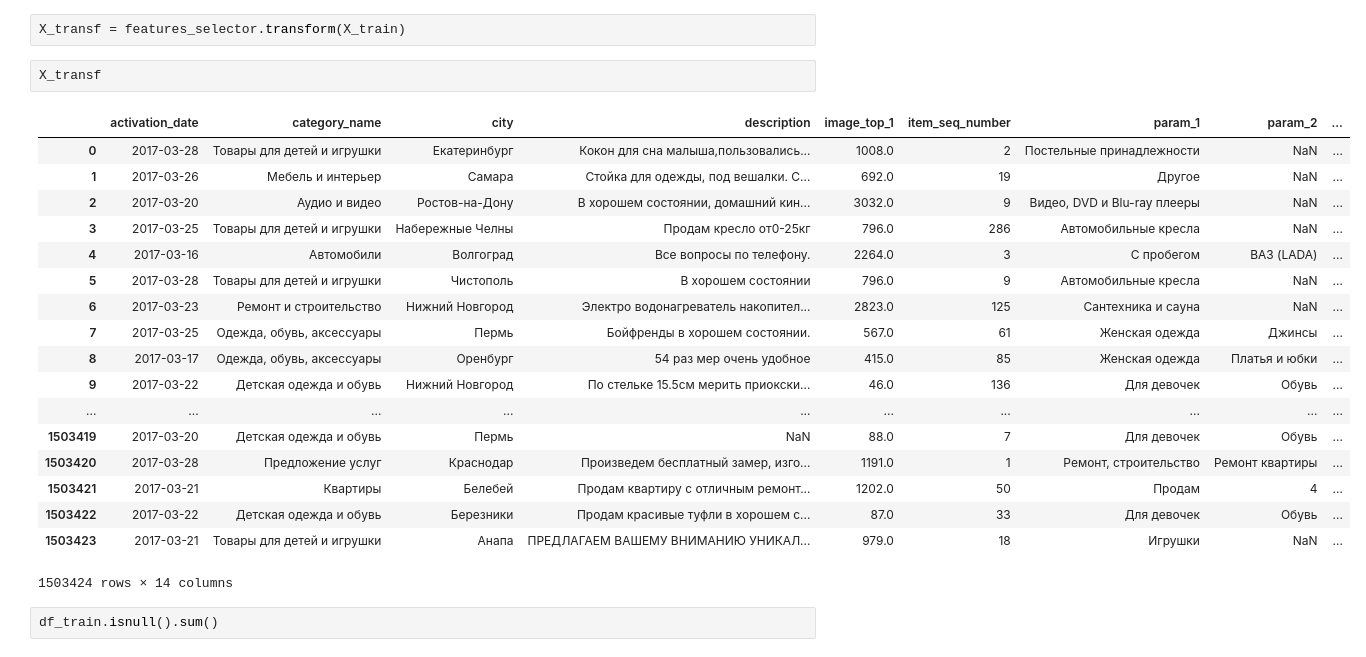
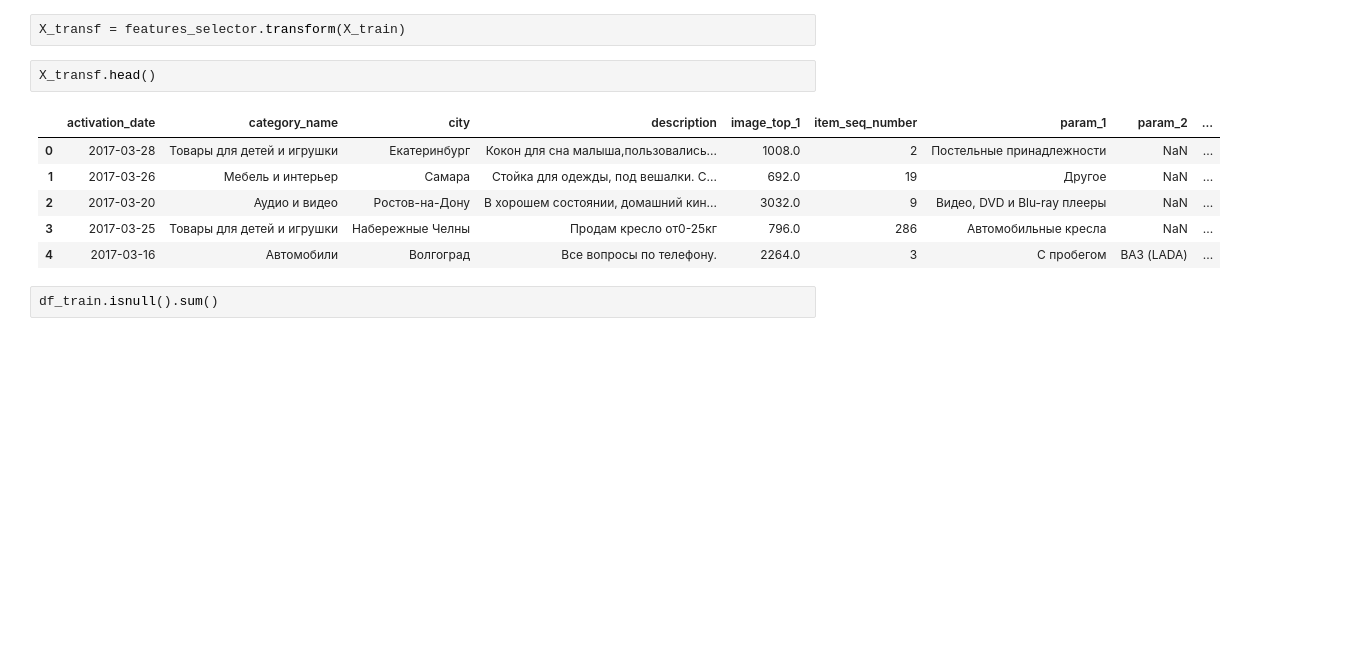
Before and after one commit to RafaelFK/avito_challenge, a Jupyter notebook: Avito Challenge Report.ipynb, the cells around one changed output. Drawn from its saved outputs; the diff is of its cells as text; blank space fills up the shorter version.

```diff
--- a/Avito Challenge Report.ipynb
+++ b/Avito Challenge Report.ipynb
@@ -264,26 +288,14 @@ Quando aplicado ao dataset, temos:
 # %%
 X_transf = features_selector.transform(X_train)
 # %%
-X_transf
+X_transf.head()
 # %% [output]
 |  | activation_date | category_name | city | description | image_top_1 | item_seq_number | param_1 | param_2 | ... |
 | 0 | 2017-03-28 | Товары для детей и игрушки | Екатеринбург | Кокон для сна малыша,пользовались... | 1008.0 | 2 | Постельные принадлежности | NaN | ... |
 | 1 | 2017-03-26 | Мебель и интерьер | Самара | Стойка для одежды, под вешалки. С... | 692.0 | 19 | Другое | NaN | ... |
 | 2 | 2017-03-20 | Аудио и видео | Ростов-на-Дону | В хорошем состоянии, домашний кин... | 3032.0 | 9 | Видео, DVD и Blu-ray плееры | NaN | ... |
 | 3 | 2017-03-25 | Товары для детей и игрушки | Набережные Челны | Продам кресло от0-25кг | 796.0 | 286 | Автомобильные кресла | NaN | ... |
 | 4 | 2017-03-16 | Автомобили | Волгоград | Все вопросы по телефону. | 2264.0 | 3 | С пробегом | ВАЗ (LADA) | ... |
-| 5 | 2017-03-28 | Товары для детей и игрушки | Чистополь | В хорошем состоянии | 796.0 | 9 | Автомобильные кресла | NaN | ... |
-| 6 | 2017-03-23 | Ремонт и строительство | Нижний Новгород | Электро водонагреватель накопител... | 2823.0 | 125 | Сантехника и сауна | NaN | ... |
-| 7 | 2017-03-25 | Одежда, обувь, аксессуары | Пермь | Бойфренды в хорошем состоянии. | 567.0 | 61 | Женская одежда | Джинсы | ... |
-| 8 | 2017-03-17 | Одежда, обувь, аксессуары | Оренбург | 54 раз мер очень удобное | 415.0 | 85 | Женская одежда | Платья и юбки | ... |
-| 9 | 2017-03-22 | Детская одежда и обувь | Нижний Новгород | По стельке 15.5см мерить приокски... | 46.0 | 136 | Для девочек | Обувь | ... |
-| ... | ... | ... | ... | ... | ... | ... | ... | ... | ... |
-| 1503419 | 2017-03-20 | Детская одежда и обувь | Пермь | NaN | 88.0 | 7 | Для девочек | Обувь | ... |
-| 1503420 | 2017-03-28 | Предложение услуг | Краснодар | Произведем бесплатный замер, изго... | 1191.0 | 1 | Ремонт, строительство | Ремонт квартиры | ... |
-| 1503421 | 2017-03-21 | Квартиры | Белебей | Продам квартиру с отличным ремонт... | 1202.0 | 50 | Продам | 4 | ... |
-| 1503422 | 2017-03-22 | Детская одежда и обувь | Березники | Продам красивые туфли в хорошем с... | 87.0 | 33 | Для девочек | Обувь | ... |
-| 1503423 | 2017-03-21 | Товары для детей и игрушки | Анапа | ПРЕДЛАГАЕМ ВАШЕМУ ВНИМАНИЮ УНИКАЛ... | 979.0 | 18 | Игрушки | NaN | ... |
-1503424 rows × 14 columns
 # %%
 df_train.isnull().sum()
 # %% [output]
```
Also changed, not shown: parts of 36 cells of this notebook.
